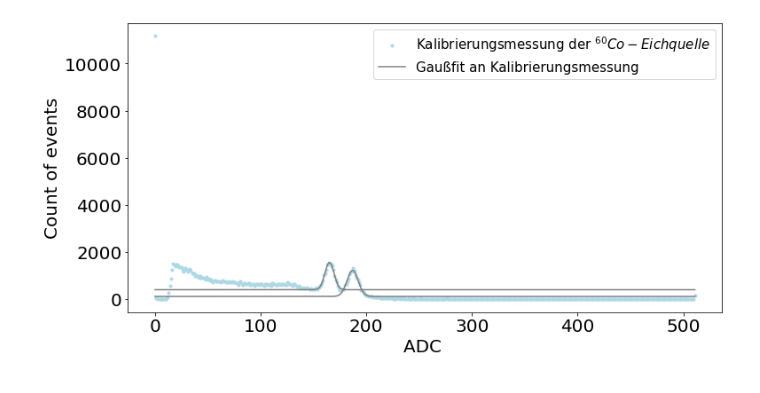
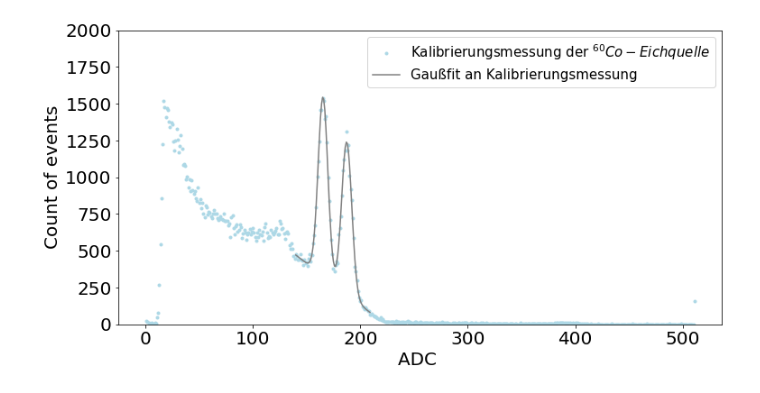
Before and after one commit to Skylake143/Fortgeschrittenenpraktikum, a Jupyter notebook: B22 Compton/Aufgabe1und2Eichungen/A4_1_FitEichpräparate.ipynb, the cells around one changed output. Cells and saved outputs as stored; diff of their text form; code cells hidden in the pictures.

```diff
--- a/B22 Compton/Aufgabe1und2Eichungen/A4_1_FitEichpräparate.ipynb
+++ b/B22 Compton/Aufgabe1und2Eichungen/A4_1_FitEichpräparate.ipynb
@@ -27,6 +27,7 @@ with open('eich_na_120s.txt') as data:
     counts_naeich = np.loadtxt(data, usecols= 1)
 
 energy_calibration_y = []
+energy_calibration_y_error = []
 energy_calibration_y_sigma = []
 energy_calibration_x = []
 # %%
@@ -149,6 +251,9 @@ Anzahl gemessener Events in 3 sigma Intervall:  (865.7741164716085, 9.6120236336
 #co-Eichung
 adc = adcvalue_coeich
 count = counts_coeich
+
+gaussstart = 140
+gaussstop = 210
 
 parameters = {'xtick.labelsize': 20, 'ytick.labelsize': 20}
 plt.rcParams.update(parameters)
@@ -162,54 +267,64 @@ ax.set_ylabel('Count of events', fontsize=20)
 #Plotten der unskalierten Kurven
 ax.plot(adc, count,'o',markersize=3, color = "lightblue",label = "Kalibrierungsmessung der $^{60}Co-Eichquelle$")
 
+
 #Gauß 1.173
-H, A, x, sigma, Afehler,fehlermü, fehlersd = gauss_fit(adc[151:176] , count[151:176])
-#print('MW:',round(x,3), 'pm', np.sqrt(fehlermü), 'SD:', round(sigma,3), 'pm', np.sqrt(fehlersd))
-FWHM1_173 = round(2.35482 * sigma,4)
-#print('FWHM:',FWHM1_173)
-ax.plot(adc, gauss(adc, H,A,x,sigma), color = "grey", label="Gaußfit an Kalibrierungsmessung")
-photopeak = 1173
-calibrationfactor = photopeak / x
-calibrationfactorfehler = fehlersd/x
-print("Amplitude A Co 1173:",A)
-print("Amplitude A Fehler Co 1173:",'{:f}'.format(Afehler))
-print("Erwartungswert mu Co 1173:",x)
-print("Erwartungswert mu Fehler Co 1173:",'{:f}'.format(fehlermü))
-print("Standardabweichung sigma Co 1173:",sigma)
-print("Standardabweichung sigma Fehler Co 1173:",'{:f}'.format(fehlersd))
+startparameter = 2000,-10, 2000, 170, 10,2000, 190, 10
+#ax.plot(adc[gaussstart:gaussstop] , count[gaussstart:gaussstop], color = "grey", label="Gaußfit an Kalibrierungsmessung")
+a, b, A1, x01, sigma1, A2, x02, sigma2,afehler, bfehler, Afehler1, x0fehler1, sigmafehler1, Afehler2, x0fehler2, sigmafehler2 = lin_double_gauss_fit(adc[gaussstart:gaussstop] , count[gaussstart:gaussstop],startparameter)
+FWHM511 = round(2.35482 * sigma,4)
+#ax.vlines(gaussstart,0,5000)
+#ax.vlines(gaussstop,0,5000)
+ax.plot(adc[gaussstart:gaussstop], lin_double_gauss(adc[gaussstart:gaussstop], a, b,A1, x01, sigma1, A2, x02, sigma2), color = "grey", label="Gaußfit an Kalibrierungsmessung")
+
+#Co-1173
+photopeak1 = 1173
+calibrationfactor1 = photopeak1 / x01
+calibrationfactorfehler1 = sigmafehler1/x01
+print("Amplitude A Co 1173:",A1)
+print("Amplitude A Fehler Co 1173:",'{:f}'.format(Afehler1))
+print("Erwartungswert mu Co 1173:",x01)
+print("Erwartungswert mu Fehler Co 1173:",'{:f}'.format(x0fehler1))
+print("Standardabweichung sigma Co 1173:",sigma1)
+print("Standardabweichung sigma Fehler Co 1173:",'{:f}'.format(sigmafehler1))
 print("Kalibrierungsfaktor Co 1173:",calibrationfactor)
 print("Feher Kalibrierungsfaktor Co 1173:",'{:f}'.format(calibrationfactorfehler))
-energy_calibration_y.append(x)
-energy_calibration_y_sigma.append(sigma)
-energy_calibration_x.append(photopeak)
+energy_calibration_y.append(x01)
+energy_calibration_y_error.append(x0fehler1)
+energy_calibration_y_sigma.append(sigma1)
+energy_calibration_x.append(photopeak1)
 #Intensity using integral
-sigmax3integration = integrate.quad(lambda integrator: gauss(integrator,0, A, x, sigma),x-3*sigma,x+3*sigma)
+sigmax3integration = integrate.quad(lambda integrator: gauss(integrator,0, A1, x01, sigma1),x01-3*sigma1,x01+3*sigma1)
+analiticIntegral = A1*sigma1*np.sqrt(2*np.pi)
+analiticalIntergralFehler = np.sqrt(2*np.pi)*np.sqrt((sigma1*Afehler1)**2+(A1*sigmafehler1)**2)
+print("Anzahl gemessener Events aus Analytischem Integral: ", analiticIntegral)
+print("Anzahl gemessener Events aus Analytischem Integral Fehler: ", analiticalIntergralFehler)
+
+#Co-1333
+photopeak2 = 1333
+calibrationfactor2 = photopeak2 / x02
+calibrationfactorfehler2 = sigmafehler2/x02
+print("Amplitude A Co 1333:",A2)
+print("Amplitude A Fehler Co 1333:",'{:f}'.format(Afehler2))
+print("Erwartungswert mu Co 1333:",x02)
+print("Erwartungswert mu Fehler Co 1333:",'{:f}'.format(x0fehler2))
+print("Standardabweichung sigma Co 1333:",sigma2)
+print("Standardabweichung sigma Fehler Co 1333:",'{:f}'.format(sigmafehler2))
+print("Kalibrierungsfaktor Co 1333:",calibrationfactor2)
+print("Feher Kalibrierungsfaktor Co 1333:",'{:f}'.format(calibrationfactorfehler2))
+energy_calibration_y.append(x02)
+energy_calibration_y_error.append(x0fehler2)
+energy_calibration_y_sigma.append(sigma2)
+energy_calibration_x.append(photopeak2)
+#Intensity using integral
+sigmax3integration = integrate.quad(lambda integrator: gauss(integrator,0, A2, x02, sigma2),x02-3*sigma2,x02+3*sigma2)
 print("Anzahl gemessener Events in 3 sigma Intervall: ", sigmax3integration)
+analiticIntegral = A2*sigma2*np.sqrt(2*np.pi)
+analiticalIntergralFehler = np.sqrt(2*np.pi)*np.sqrt((sigma2*Afehler2)**2+(A2*sigmafehler2)**2)
+print("Anzahl gemessener Events aus Analytischem Integral: ", analiticIntegral)
+print("Anzahl gemessener Events aus Analytischem Integral Fehler: ", analiticalIntergralFehler)
 
-#Gauß 1.333
-H, A, x, sigma, Afehler, fehlermü, fehlersd = gauss_fit(adc[176:210] , count[176:210])
-#print('MW:',round(x,3), 'pm', np.sqrt(fehlermü), 'SD:', round(sigma,3), 'pm', np.sqrt(fehlersd))
-FWHM1_333 = round(2.35482 * sigma,4)
-#print('FWHM:',FWHM1_333)
-ax.plot(adc, gauss(adc, H,A,x,sigma), color = "grey")
-photopeak = 1333
-calibrationfactor = photopeak / x
-calibrationfactorfehler = fehlersd/x
-print("Amplitude A Co 1333:",A)
-print("Amplitude A Fehler Co 1333:",'{:f}'.format(Afehler))
-print("Erwartungswert mu Co 1333:",x)
-print("Erwartungswert mu Fehler Co 1333:",'{:f}'.format(fehlermü))
-print("Standardabweichung sigma Co 1333:",sigma)
-print("Standardabweichung sigma Fehler Co 1333:",'{:f}'.format(fehlersd))
-print("Kalibrierungsfaktor Co 1333:",calibrationfactor)
-print("Feher Kalibrierungsfaktor Co 1333:",'{:f}'.format(calibrationfactorfehler))
-energy_calibration_y.append(x)
-energy_calibration_y_sigma.append(sigma)
-energy_calibration_x.append(photopeak)
-#Intensity using integral
-sigmax3integration = integrate.quad(lambda integrator: gauss(integrator,0, A, x, sigma),x-3*sigma,x+3*sigma)
-print("Anzahl gemessener Events in 3 sigma Intervall: ", sigmax3integration)
-
+plt.ylim(0,2000)
 ax.legend(fontsize=15)
 fig.savefig('Kalibrierungsmessung.png', dpi=200)
 # %% [output]
@@ -234,4 +348,4 @@ Anzahl gemessener Events in 3 sigma Intervall:  (14707.528592370854, 1.632863688
-[figure, old version]
+[figure, new version]
 # %%
 #Ba-Eichung
 adc = adcvalue_baeich
```
Also changed, not shown: parts of 8 cells of this notebook, 1 other file.
